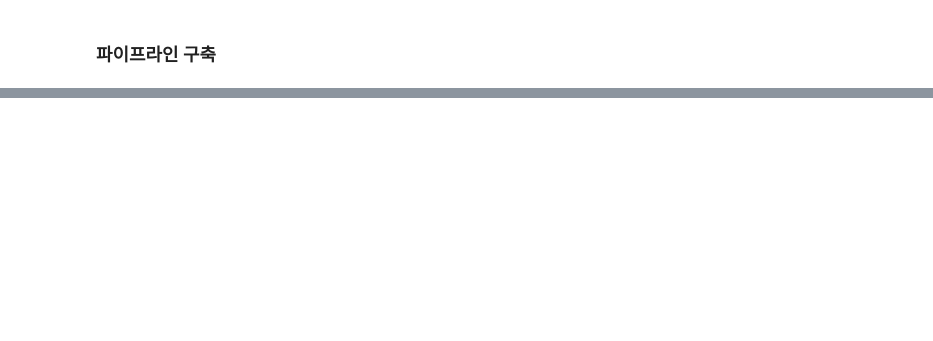
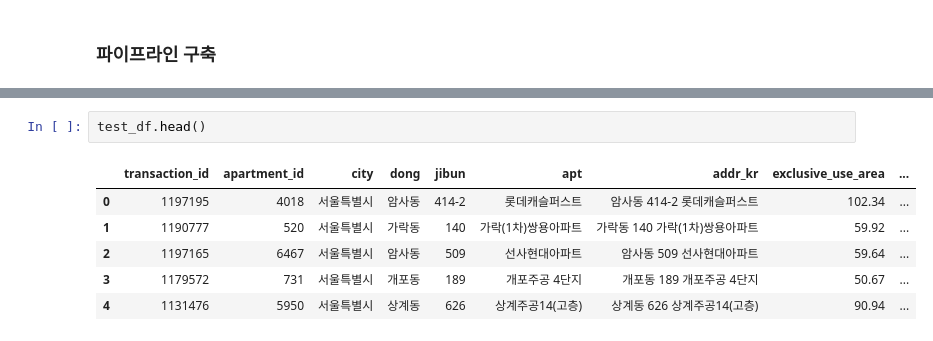
Before and after one commit to seonydg/ml-predicting-the-actual-price-of-apartments-dacon-zigbang, a Jupyter notebook: Predicting the Actual Price of Apartments-DACON.ipynb, the cells around one changed output, grey strips where cells are left out. Cells and saved outputs as stored; diff of their text form; blank space fills up the shorter version.

```diff
--- a/Predicting the Actual Price of Apartments-DACON.ipynb
+++ b/Predicting the Actual Price of Apartments-DACON.ipynb
@@ -624,0 +742,9 @@ final_Y = pd.concat([Train_Y, Test_Y], axis=0, ignore_index=True)
+# %%
+test_df.head()
+# %% [output]
+|  | transaction_id | apartment_id | city | dong | jibun | apt | addr_kr | exclusive_use_area | ... |
+| 0 | 1197195 | 4018 | 서울특별시 | 암사동 | 414-2 | 롯데캐슬퍼스트 | 암사동 414-2 롯데캐슬퍼스트 | 102.34 | ... |
+| 1 | 1190777 | 520 | 서울특별시 | 가락동 | 140 | 가락(1차)쌍용아파트 | 가락동 140 가락(1차)쌍용아파트 | 59.92 | ... |
+| 2 | 1197165 | 6467 | 서울특별시 | 암사동 | 509 | 선사현대아파트 | 암사동 509 선사현대아파트 | 59.64 | ... |
+| 3 | 1179572 | 731 | 서울특별시 | 개포동 | 189 | 개포주공 4단지 | 개포동 189 개포주공 4단지 | 50.67 | ... |
+| 4 | 1131476 | 5950 | 서울특별시 | 상계동 | 626 | 상계주공14(고층) | 상계동 626 상계주공14(고층) | 90.94 | ... |
```
Also changed, not shown: parts of 9 cells of this notebook, 1 other file.
